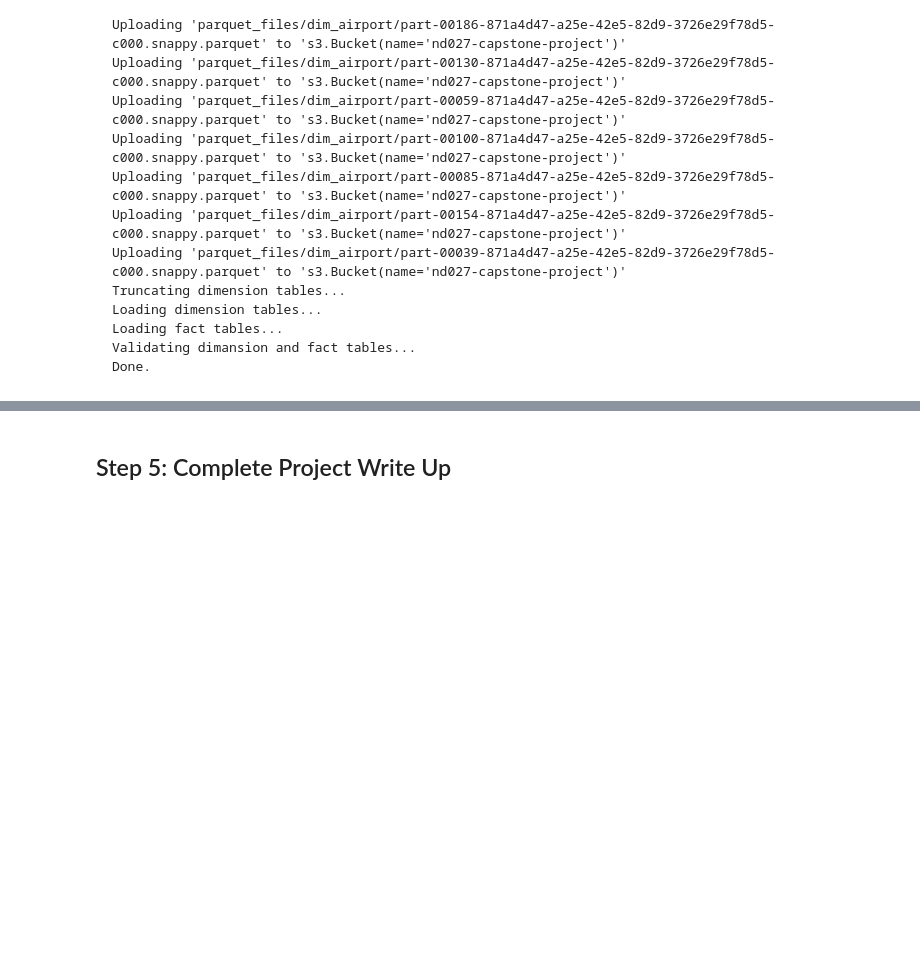
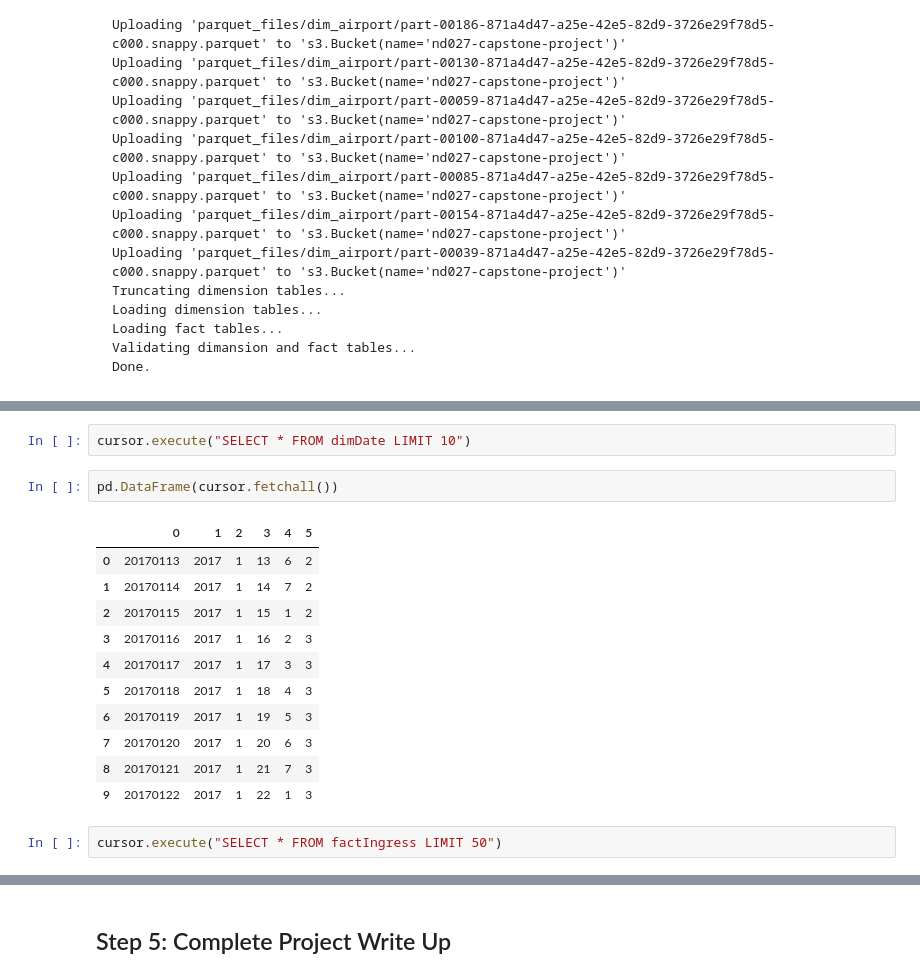
Before and after one commit to abarto/nd027-capstone-project, a Jupyter notebook: Data Engineering Nanodegree - Capstone Project.ipynb, the cells around one changed output, grey strips where cells are left out. Drawn from its saved outputs; the diff is of its cells as text; blank space fills up the shorter version.

```diff
--- a/Data Engineering Nanodegree - Capstone Project.ipynb
+++ b/Data Engineering Nanodegree - Capstone Project.ipynb
@@ -1671,0 +1718,18 @@ Done.
+# %%
+cursor.execute("SELECT * FROM dimDate LIMIT 10")
+# %%
+pd.DataFrame(cursor.fetchall())
+# %% [output]
+|  | 0 | 1 | 2 | 3 | 4 | 5 |
+| 0 | 20170113 | 2017 | 1 | 13 | 6 | 2 |
+| 1 | 20170114 | 2017 | 1 | 14 | 7 | 2 |
+| 2 | 20170115 | 2017 | 1 | 15 | 1 | 2 |
+| 3 | 20170116 | 2017 | 1 | 16 | 2 | 3 |
+| 4 | 20170117 | 2017 | 1 | 17 | 3 | 3 |
+| 5 | 20170118 | 2017 | 1 | 18 | 4 | 3 |
+| 6 | 20170119 | 2017 | 1 | 19 | 5 | 3 |
+| 7 | 20170120 | 2017 | 1 | 20 | 6 | 3 |
+| 8 | 20170121 | 2017 | 1 | 21 | 7 | 3 |
+| 9 | 20170122 | 2017 | 1 | 22 | 1 | 3 |
+# %%
+cursor.execute("SELECT * FROM factIngress LIMIT 50")
```
Also changed, not shown: parts of 12 cells of this notebook.
